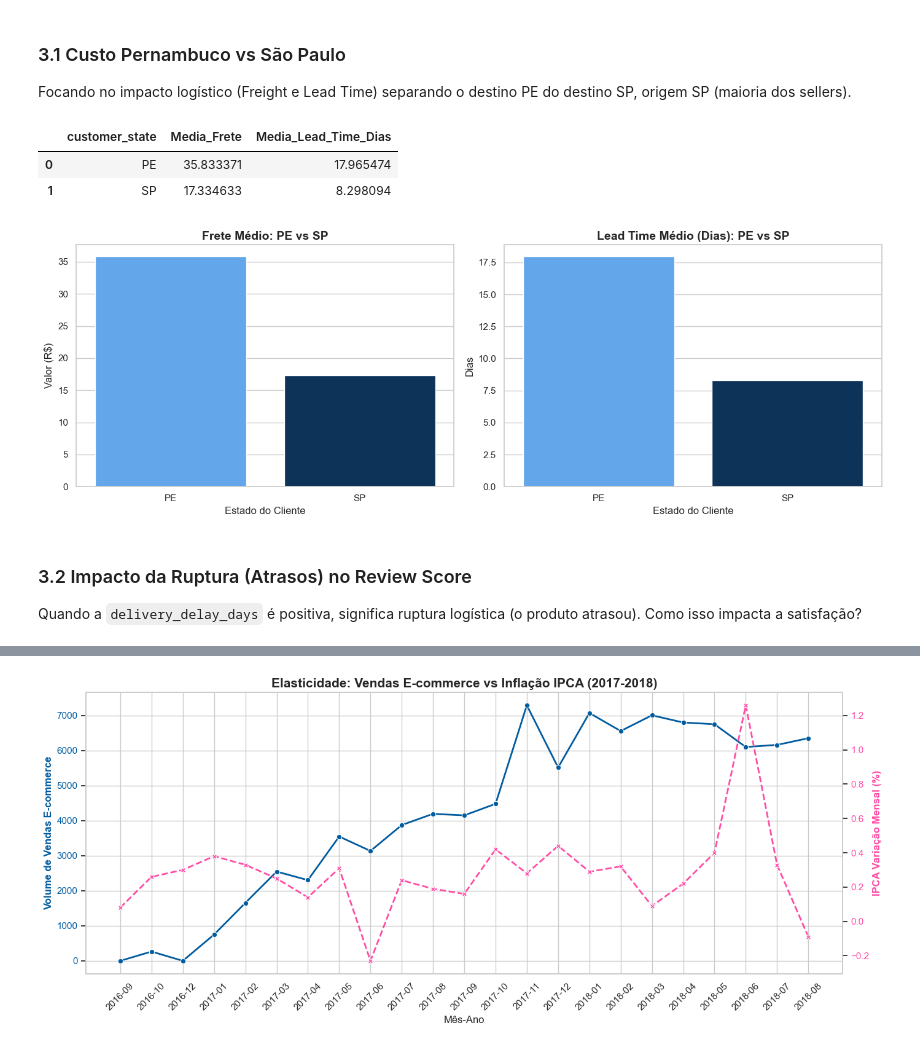
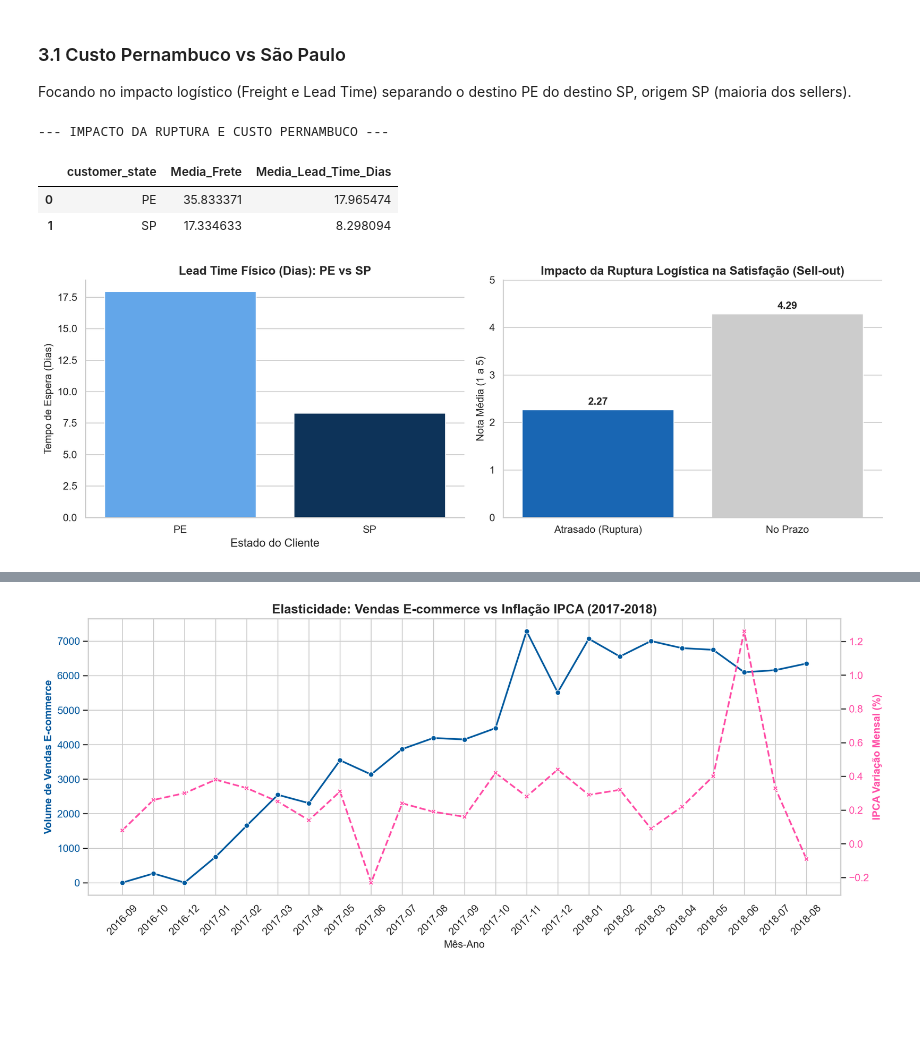
Before and after one commit to Haell39/inteligencia-varejo-dinamica-consumo, a Jupyter notebook: notebooks/01_analise_inteligencia_varejo.ipynb, the cells around one changed output, grey strips where cells are left out. Saved outputs shown, nothing was run; the diff lists cells and outputs as text; code cells hidden in the pictures; blank space fills up the shorter version.

```diff
--- a/notebooks/01_analise_inteligencia_varejo.ipynb
+++ b/notebooks/01_analise_inteligencia_varejo.ipynb
@@ -157,40 +246,55 @@ Dados da Olist Tratados e Prontos para Análise!
 ### 3.1 Custo Pernambuco vs São Paulo
 Focando no impacto logístico (Freight e Lead Time) separando o destino PE do destino SP, origem SP (maioria dos sellers).
 # %%
-# Lendo o dataset processado
-orders = pd.read_csv('../data/processed/olist_processed_orders.csv')
+import matplotlib.pyplot as plt
+import seaborn as sns
+import numpy as np
 
-# Filtro destinos PE e SP
+# Cores Corporativas (Inspiradas na CX Trade)
+cx_colors = ["#003366", "#0066cc", "#4da6ff", "#cccccc"]
+
+print("--- IMPACTO DA RUPTURA E CUSTO PERNAMBUCO ---")
+
+# Filtro: Destinos PE e SP para comparar logística
 pe_sp_orders = orders[orders['customer_state'].isin(['PE', 'SP'])].copy()
 
-# Agrupamento Custo Pernambuco
 custo_pe = pe_sp_orders.groupby('customer_state').agg(
     Media_Frete=('freight_value', 'mean'),
     Media_Lead_Time_Dias=('lead_time_days', 'mean')
 ).reset_index()
 
 display(custo_pe)
 
-# Visualização Executiva (cx_colors[0] e cx_colors[2])
+# Classificando a Ruptura (Atraso na Entrega)
+orders['Status_Entrega'] = np.where(orders['delivery_delay_days'] > 0, 'Atrasado (Ruptura)', 'No Prazo')
+ruptura_score = orders.dropna(subset=['review_score']).groupby('Status_Entrega')['review_score'].mean().reset_index()
+
+# Plotagem Executiva (Painel Duplo)
 fig, ax = plt.subplots(1, 2, figsize=(14, 5))
 
-sns.barplot(data=custo_pe, x='customer_state', y='Media_Frete', ax=ax[0], palette=[cx_colors[2], cx_colors[0]])
-ax[0].set_title('Frete Médio: PE vs SP', fontsize=14, fontweight='bold')
-ax[0].set_ylabel('Valor (R$)', fontsize=12)
+# Gráfico 1: Lead Time PE vs SP
+sns.barplot(data=custo_pe, x='customer_state', y='Media_Lead_Time_Dias', ax=ax[0], palette=[cx_colors[2], cx_colors[0]])
+ax[0].set_title('Lead Time Físico (Dias): PE vs SP', fontsize=14, fontweight='bold')
+ax[0].set_ylabel('Tempo de Espera (Dias)', fontsize=12)
 ax[0].set_xlabel('Estado do Cliente')
 
-sns.barplot(data=custo_pe, x='customer_state', y='Media_Lead_Time_Dias', ax=ax[1], palette=[cx_colors[2], cx_colors[0]])
-ax[1].set_title('Lead Time Médio (Dias): PE vs SP', fontsize=14, fontweight='bold')
-ax[1].set_ylabel('Dias', fontsize=12)
-ax[1].set_xlabel('Estado do Cliente')
+# Gráfico 2: Impacto no Review Score
+sns.barplot(data=ruptura_score, x='Status_Entrega', y='review_score', ax=ax[1], palette=[cx_colors[1], cx_colors[3]])
+ax[1].set_title('Impacto da Ruptura Logística na Satisfação (Sell-out)', fontsize=14, fontweight='bold')
+ax[1].set_ylabel('Nota Média (1 a 5)', fontsize=12)
+ax[1].set_xlabel('')
+ax[1].set_ylim(0, 5)
+
+# Adicionando os rótulos de dados em cima das barras
+for i, v in enumerate(ruptura_score['review_score']):
+    ax[1].text(i, v + 0.1, f'{v:.2f}', ha='center', fontweight='bold', fontsize=12)
 
 plt.tight_layout()
+sns.despine()
 plt.show()
 # %% [output]
+--- IMPACTO DA RUPTURA E CUSTO PERNAMBUCO ---
 |  | customer_state | Media_Frete | Media_Lead_Time_Dias |
 | 0 | PE | 35.833371 | 17.965474 |
 | 1 | SP | 17.334633 | 8.298094 |
-[figure, old version]
+[figure, new version]
-# %% [markdown]
-### 3.2 Impacto da Ruptura (Atrasos) no Review Score
-Quando a `delivery_delay_days` é positiva, significa ruptura logística (o produto atrasou). Como isso impacta a satisfação?
```
Also changed, not shown: parts of 17 cells of this notebook, 14 other files.
